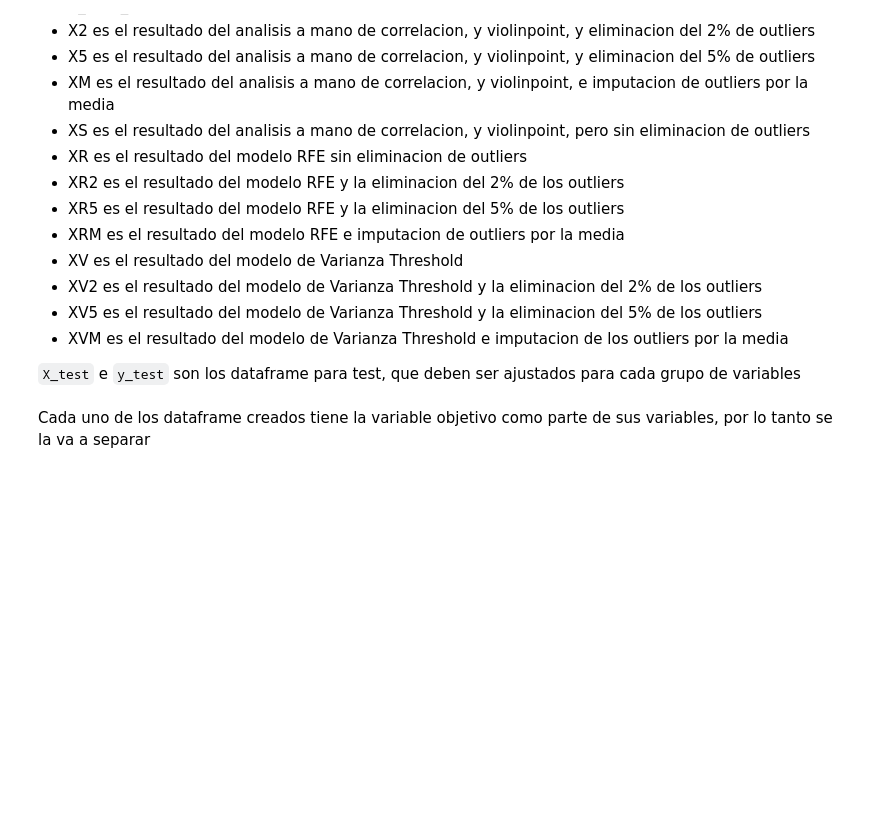
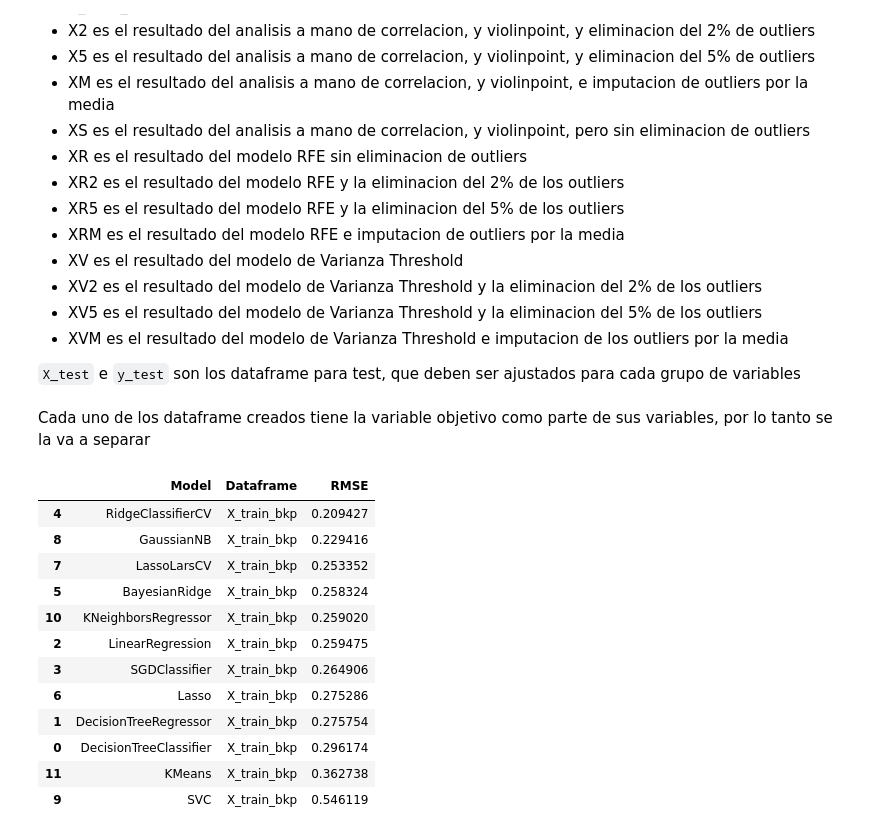
Before and after one commit to giselamorrone/EANT, a Jupyter notebook: Main.ipynb, the cells around one changed output. Cells and saved outputs as stored; diff of their text form; code cells hidden in the pictures; blank space fills up the shorter version.

```diff
--- a/Main.ipynb
+++ b/Main.ipynb
@@ -527,6 +651,26 @@ Para la prueba de modelos se van a utilizar los siguientes dataframe:
 `X_test` e `y_test` son los dataframe para test, que deben ser ajustados para cada grupo de variables
 # %% [markdown]
 Cada uno de los dataframe creados tiene la variable objetivo como parte de sus variables, por lo tanto se la va a separar
+# %%
+predictions = []
+#X_train_bkp
+predictions = fun.models(X_train_bkp,y_train_bkp,X_test,y_test,'X_train_bkp')
+# %%
+predictions.sort_values('RMSE')
+# %% [output]
+|  | Model | Dataframe | RMSE |
+| 4 | RidgeClassifierCV | X_train_bkp | 0.209427 |
+| 8 | GaussianNB | X_train_bkp | 0.229416 |
+| 7 | LassoLarsCV | X_train_bkp | 0.253352 |
+| 5 | BayesianRidge | X_train_bkp | 0.258324 |
+| 10 | KNeighborsRegressor | X_train_bkp | 0.259020 |
+| 2 | LinearRegression | X_train_bkp | 0.259475 |
+| 3 | SGDClassifier | X_train_bkp | 0.264906 |
+| 6 | Lasso | X_train_bkp | 0.275286 |
+| 1 | DecisionTreeRegressor | X_train_bkp | 0.275754 |
+| 0 | DecisionTreeClassifier | X_train_bkp | 0.296174 |
+| 11 | KMeans | X_train_bkp | 0.362738 |
+| 9 | SVC | X_train_bkp | 0.546119 |
 # %%
 predictions = []
 #X_train_bkp
```
Also changed, not shown: parts of 51 cells of this notebook, 1 other file.
